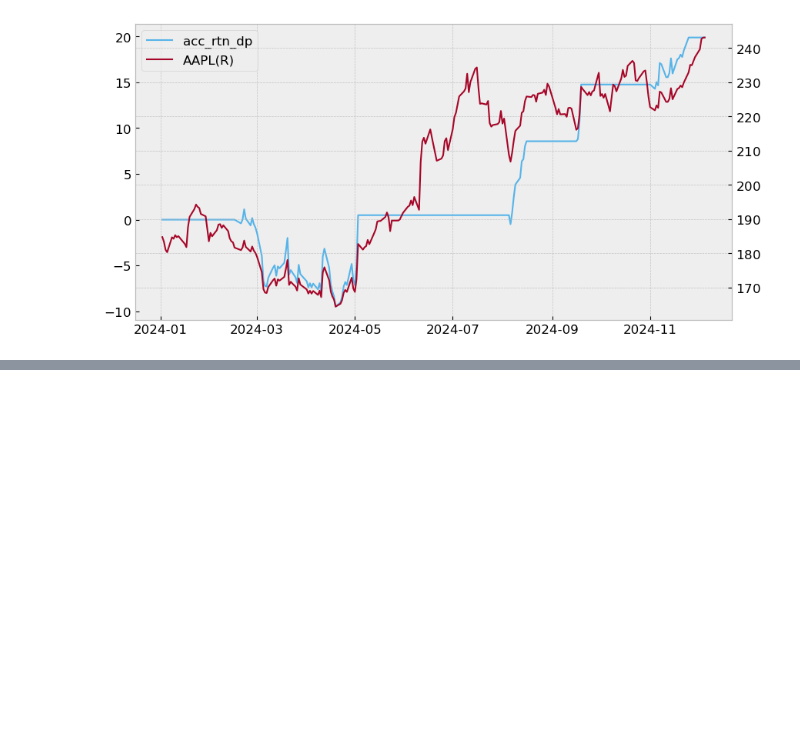
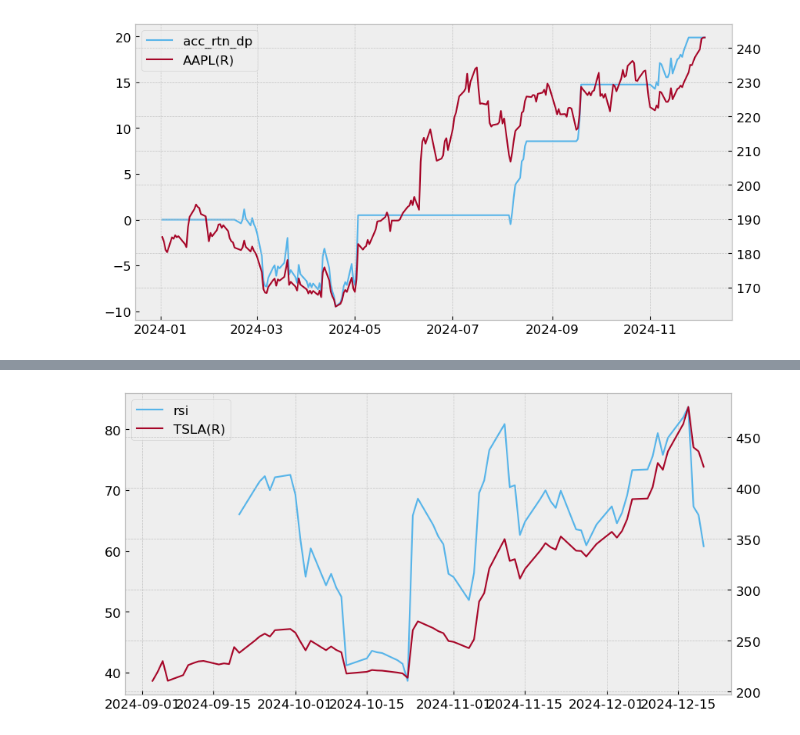
Before and after one commit to djimme/finterstellarDJ, a Jupyter notebook: Quant_2412.ipynb, the cells around one changed output, grey strips where cells are left out. Saved outputs shown, nothing was run; the diff lists cells and outputs as text; code cells hidden in the pictures; blank space fills up the shorter version.

```diff
--- a/Quant_2412.ipynb
+++ b/Quant_2412.ipynb
@@ -136,0 +168,4 @@ fs.draw_chart(df_AAPL, left='acc_rtn_dp', right='AAPL')
+# %%
+fs.draw_chart(df_tsla, left='rsi', right='TSLA')
+# %% [output]
+[figure, added]
```
Also changed, not shown: parts of 12 cells of this notebook.
